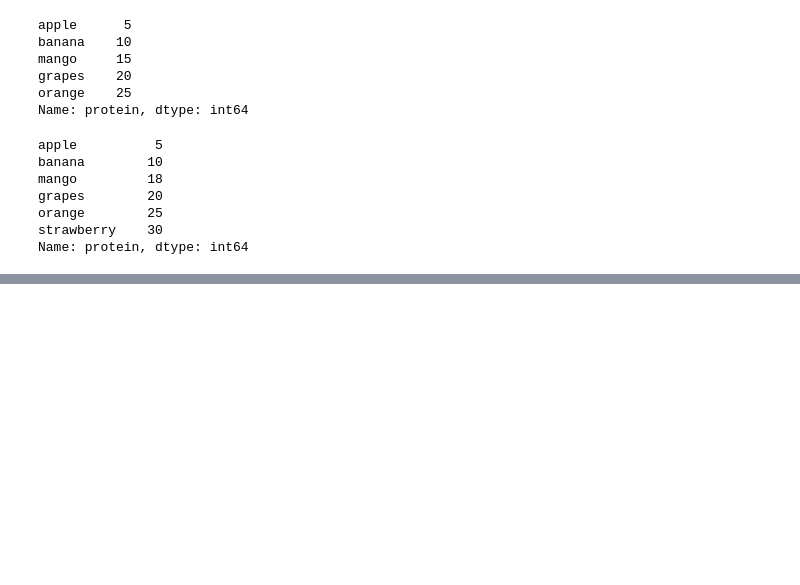
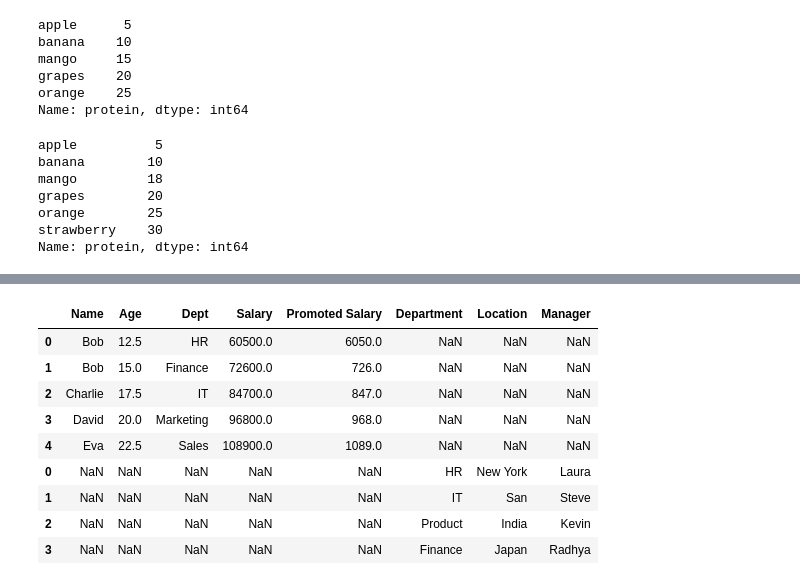
Before and after one commit to Deepthinaidu24/myProjects, a Jupyter notebook: Pandas_Pratice.ipynb, the cells around one changed output, grey strips where cells are left out. Cells and saved outputs as stored; diff of their text form; code cells hidden in the pictures; blank space fills up the shorter version.

Commit message:
Saved with dataframe and operations practice

```diff
--- a/Pandas_Pratice.ipynb
+++ b/Pandas_Pratice.ipynb
@@ -113,0 +386,10 @@ Name: protein, dtype: int64
+# %%
+name="alice_fernandes"
+df[["first_name","second_name"]]=df["name"].str.split("_")
+# %%
+# apply and lambda
+def mul_age(x):
+    return x*2
+
+df["Age"]=df["Age"].apply(mul_age)
+df
@@ -113,0 +403,3 @@ Name: protein, dtype: int64
+# %%
+df["Age"]=df["Age"].apply(lambda x: x/2)
+df
@@ -113,0 +413,14 @@ Name: protein, dtype: int64
+# %%
+#joins in pandas
+
+# left, right, outer, inner, merge
+
+dept_info= {
+    "Dept":["HR","IT","Product","Finance"],
+    "Location": ["New York", "San", "India", "Japan"],
+    "Manager": ["Laura", "Steve", "Kevin", "Radhya"]
+
+}
+
+df2=pd.DataFrame(dept_info)
+df2
@@ -113,0 +433,14 @@ Name: protein, dtype: int64
+# %%
+#concat
+pd.concat([df, df2])
+# %% [output]
+|  | Name | Age | Dept | Salary | Promoted Salary | Department | Location | Manager |
+| 0 | Bob | 12.5 | HR | 60500.0 | 6050.0 | NaN | NaN | NaN |
+| 1 | Bob | 15.0 | Finance | 72600.0 | 726.0 | NaN | NaN | NaN |
+| 2 | Charlie | 17.5 | IT | 84700.0 | 847.0 | NaN | NaN | NaN |
+| 3 | David | 20.0 | Marketing | 96800.0 | 968.0 | NaN | NaN | NaN |
+| 4 | Eva | 22.5 | Sales | 108900.0 | 1089.0 | NaN | NaN | NaN |
+| 0 | NaN | NaN | NaN | NaN | NaN | HR | New York | Laura |
+| 1 | NaN | NaN | NaN | NaN | NaN | IT | San | Steve |
+| 2 | NaN | NaN | NaN | NaN | NaN | Product | India | Kevin |
+| 3 | NaN | NaN | NaN | NaN | NaN | Finance | Japan | Radhya |
```
Also changed, not shown: parts of 36 cells of this notebook.
